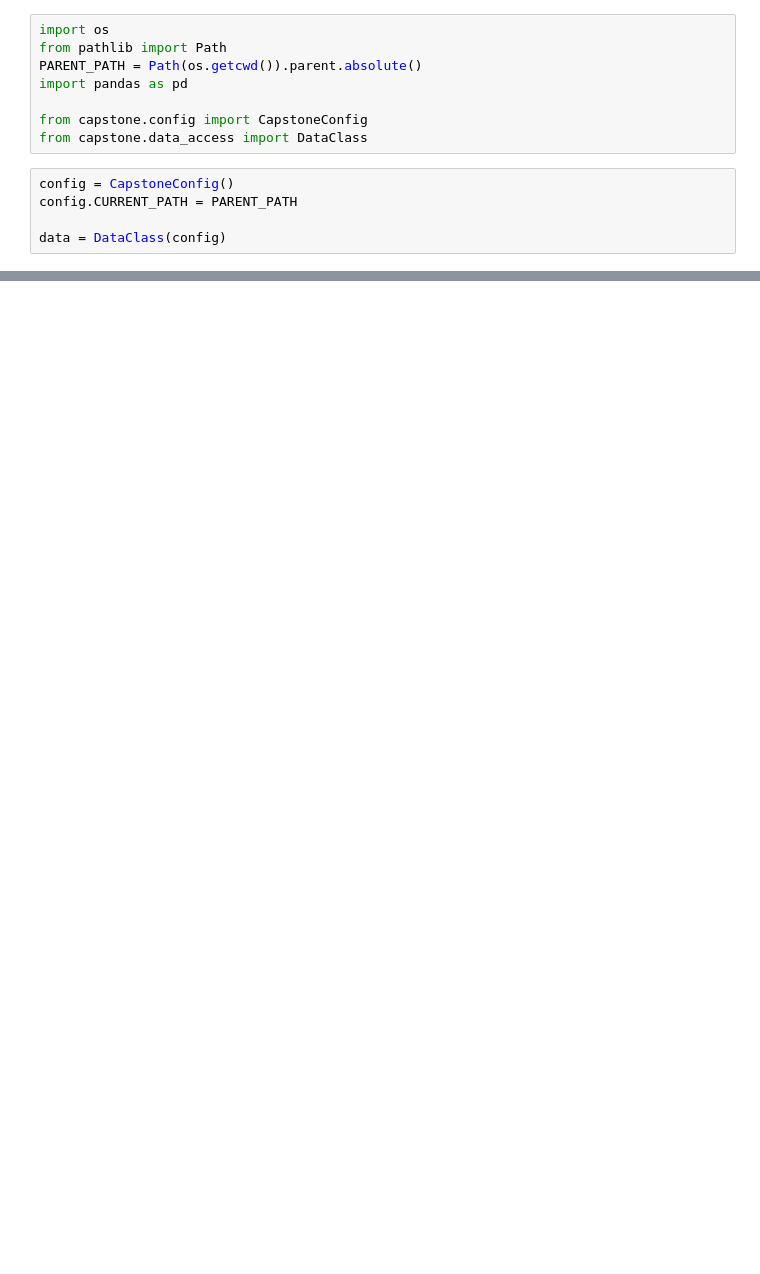
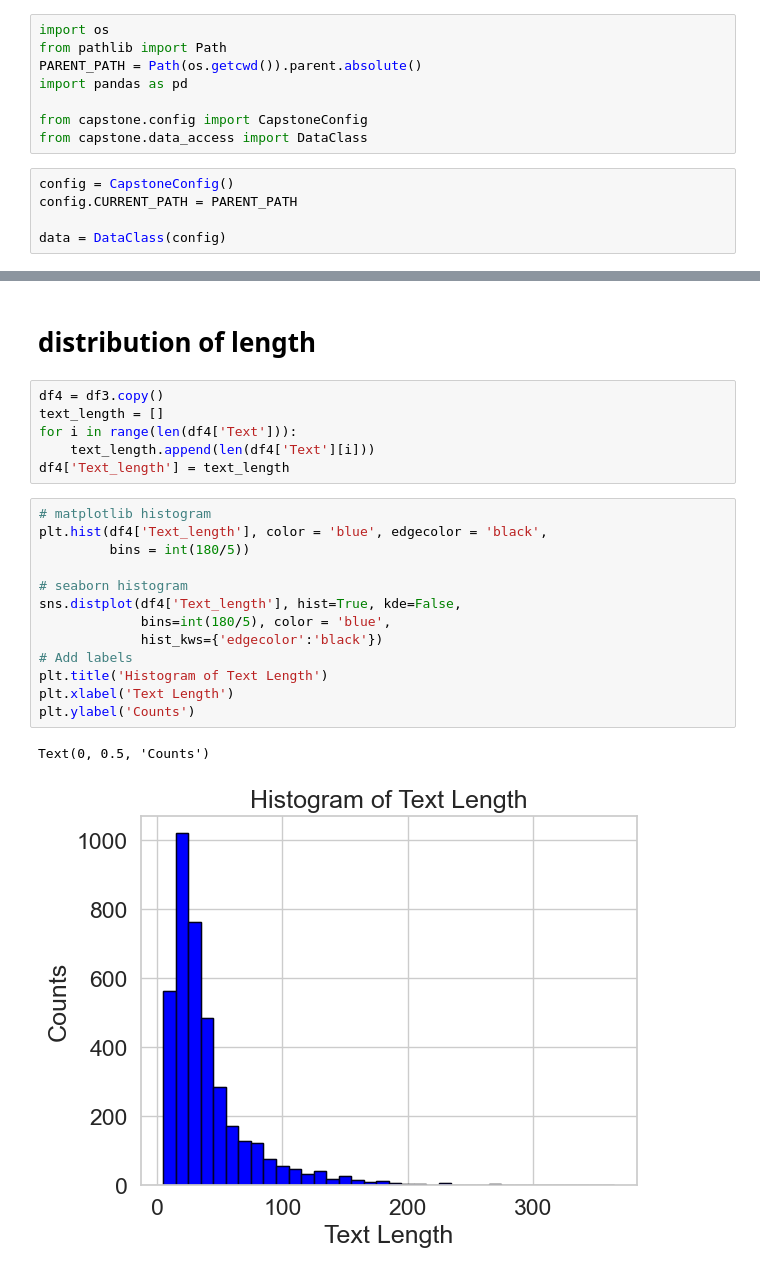
Before and after one commit to vishu-tyagi/JNJ-Capstone-Project, a Jupyter notebook: notebooks/eda.ipynb, the cells around one changed output, grey strips where cells are left out. Saved outputs shown, nothing was run; the diff lists cells and outputs as text; blank space fills up the shorter version.

```diff
--- a/notebooks/eda.ipynb
+++ b/notebooks/eda.ipynb
@@ -32,0 +200,24 @@ df
+# %% [markdown]
+# distribution of length
+# %%
+df4 = df3.copy()
+text_length = []
+for i in range(len(df4['Text'])):
+    text_length.append(len(df4['Text'][i]))
+df4['Text_length'] = text_length
+# %%
+# matplotlib histogram
+plt.hist(df4['Text_length'], color = 'blue', edgecolor = 'black',
+         bins = int(180/5))
+
+# seaborn histogram
+sns.distplot(df4['Text_length'], hist=True, kde=False,
+             bins=int(180/5), color = 'blue',
+             hist_kws={'edgecolor':'black'})
+# Add labels
+plt.title('Histogram of Text Length')
+plt.xlabel('Text Length')
+plt.ylabel('Counts')
+# %% [output]
+Text(0, 0.5, 'Counts')
+[figure, added]
```
Also changed, not shown: parts of 25 cells of this notebook.
